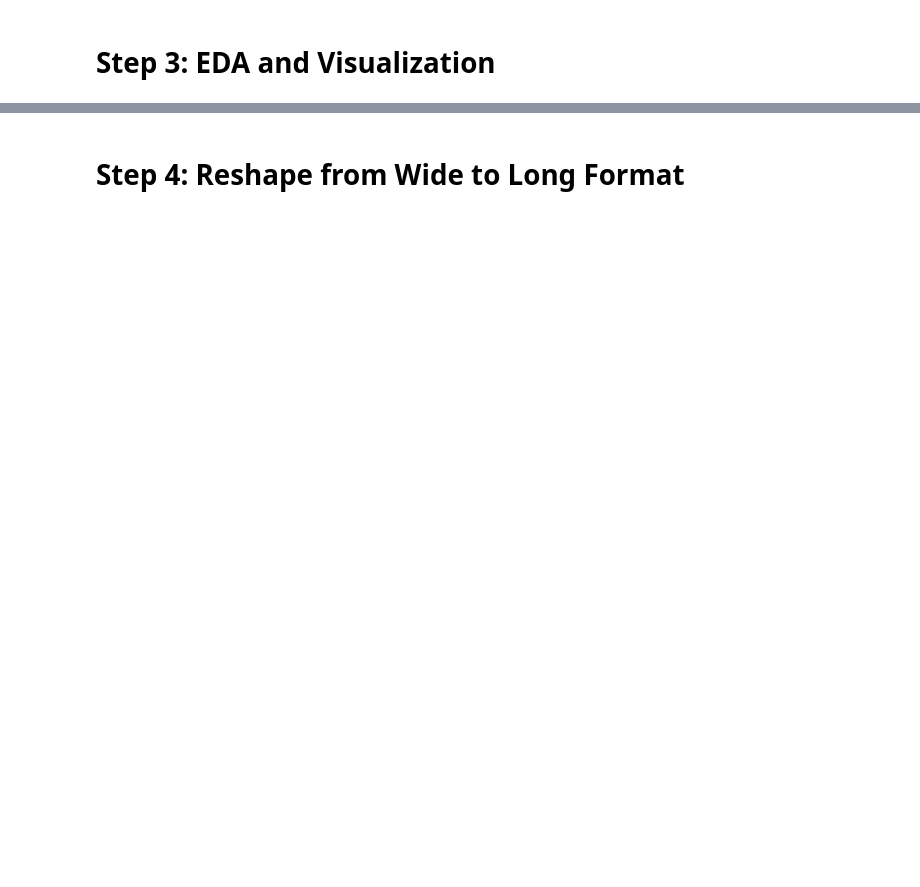
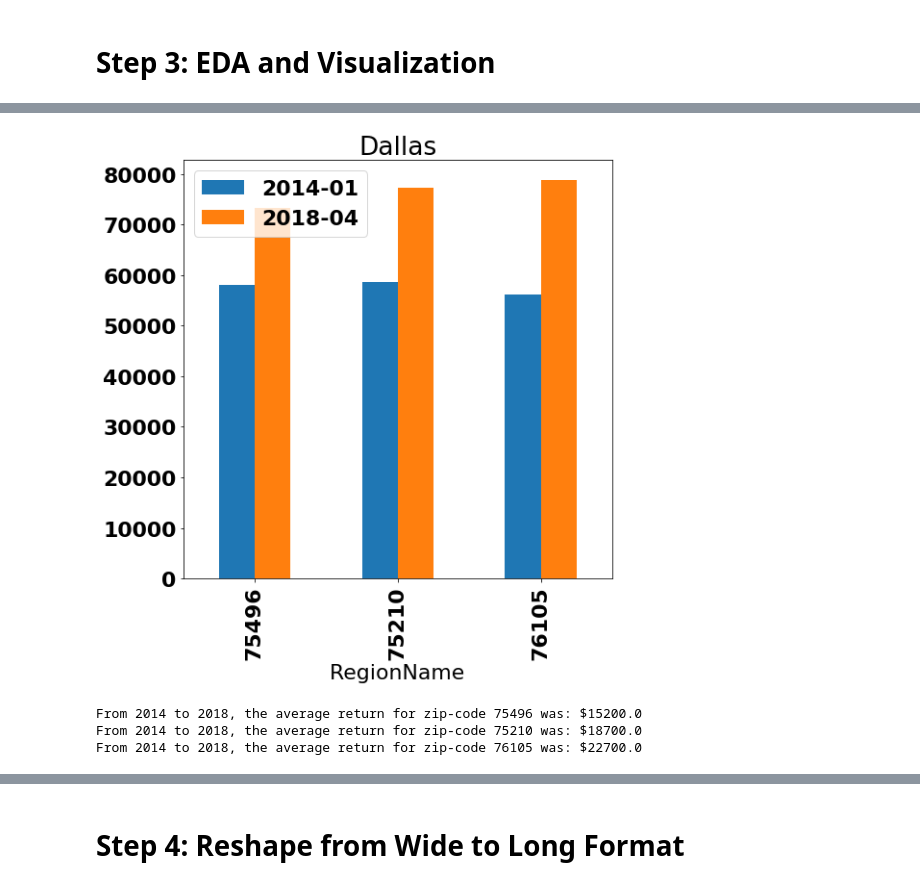
Before and after one commit to andymdc31/time_series_project, a Jupyter notebook: dsc-mod-4-project-online-ds-ft-081219/mod_4_starter_notebook.ipynb, the cells around one changed output, grey strips where cells are left out. Drawn from its saved outputs; the diff is of its cells as text; code cells hidden in the pictures; blank space fills up the shorter version.

```diff
--- a/dsc-mod-4-project-online-ds-ft-081219/mod_4_starter_notebook.ipynb
+++ b/dsc-mod-4-project-online-ds-ft-081219/mod_4_starter_notebook.ipynb
@@ -170,0 +157,8 @@ ax = three_smallest_df.plot.bar(x='RegionName', y='2018-04', figsize=(8,8))
+# %%
+city_plot(dallas_df, '2014-01', 'Dallas')
+dallas_largest_return = city_roi(dallas_df, '2014-01')
+# %% [output]
+[figure, added]
+From 2014 to 2018, the average return for zip-code 75496 was: $15200.0
+From 2014 to 2018, the average return for zip-code 75210 was: $18700.0
+From 2014 to 2018, the average return for zip-code 76105 was: $22700.0
```
Also changed, not shown: parts of 60 cells of this notebook.
